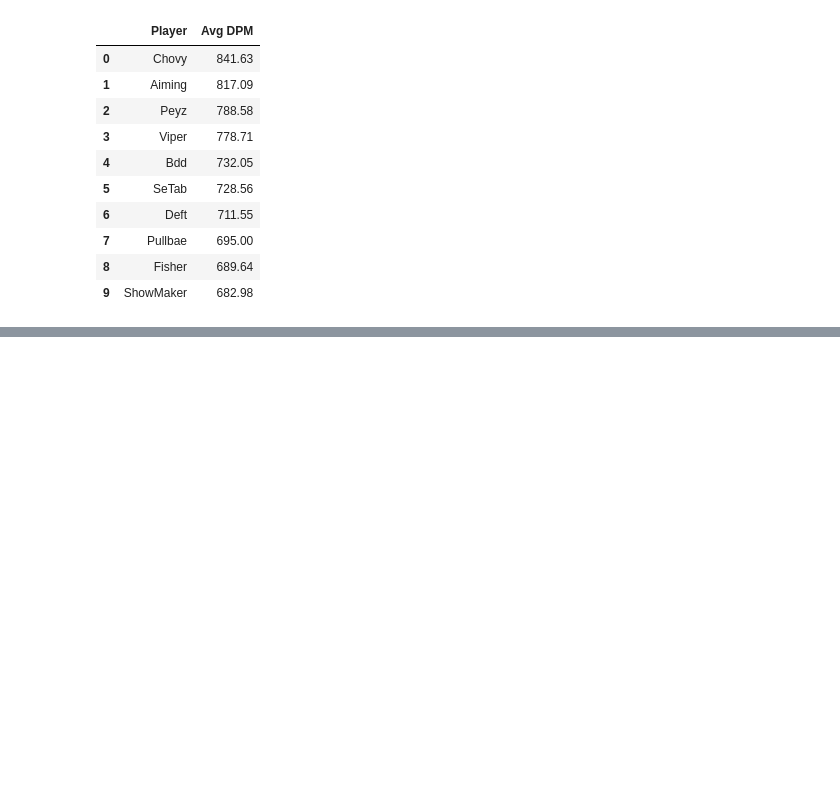
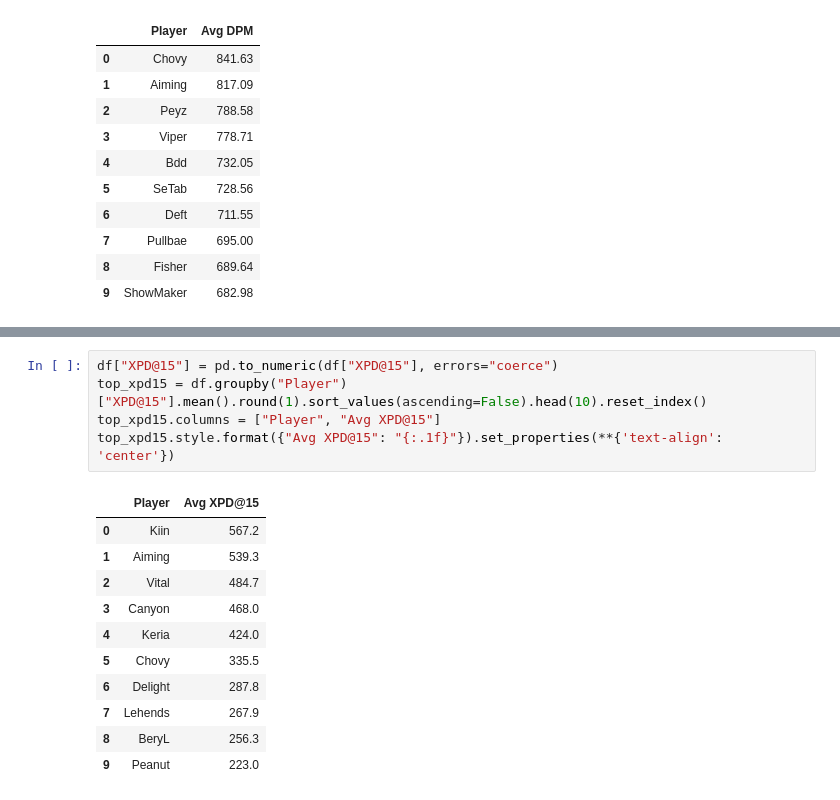
Before and after one commit to NguyenDung0210/LCK_Data_Analysis, a Jupyter notebook: analyze.ipynb, the cells around one changed output, grey strips where cells are left out. Drawn from its saved outputs; the diff is of its cells as text; blank space fills up the shorter version.

```diff
--- a/analyze.ipynb
+++ b/analyze.ipynb
@@ -407,0 +459,17 @@ top_dpm.style.format({"Avg DPM": "{:.2f}"}).set_properties(**{'text-align': 'cen
+# %%
+df["XPD@15"] = pd.to_numeric(df["XPD@15"], errors="coerce")
+top_xpd15 = df.groupby("Player")["XPD@15"].mean().round(1).sort_values(ascending=False).head(10).reset_index()
+top_xpd15.columns = ["Player", "Avg XPD@15"]
+top_xpd15.style.format({"Avg XPD@15": "{:.1f}"}).set_properties(**{'text-align': 'center'})
+# %% [output]
+|  | Player | Avg XPD@15 |
+| 0 | Kiin | 567.2 |
+| 1 | Aiming | 539.3 |
+| 2 | Vital | 484.7 |
+| 3 | Canyon | 468.0 |
+| 4 | Keria | 424.0 |
+| 5 | Chovy | 335.5 |
+| 6 | Delight | 287.8 |
+| 7 | Lehends | 267.9 |
+| 8 | BeryL | 256.3 |
+| 9 | Peanut | 223.0 |
```
Also changed, not shown: parts of 3 cells of this notebook.
